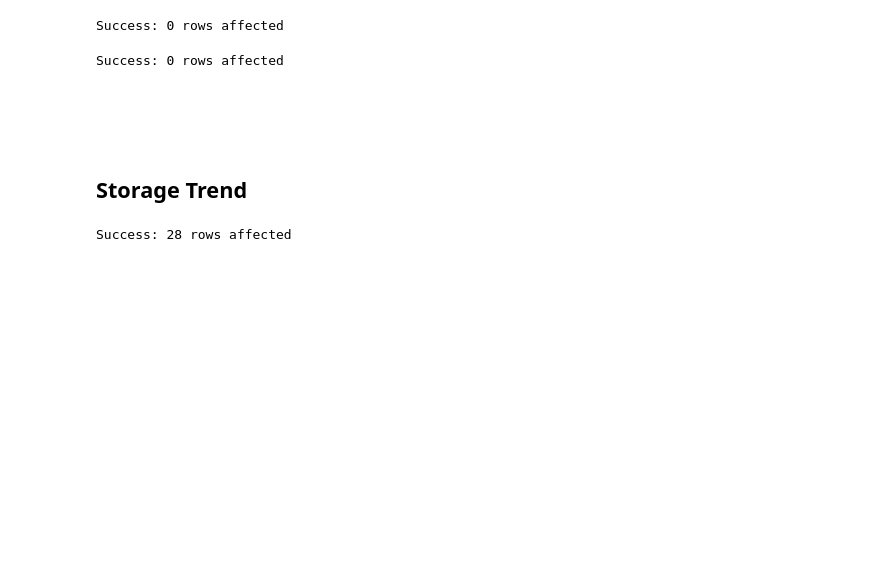
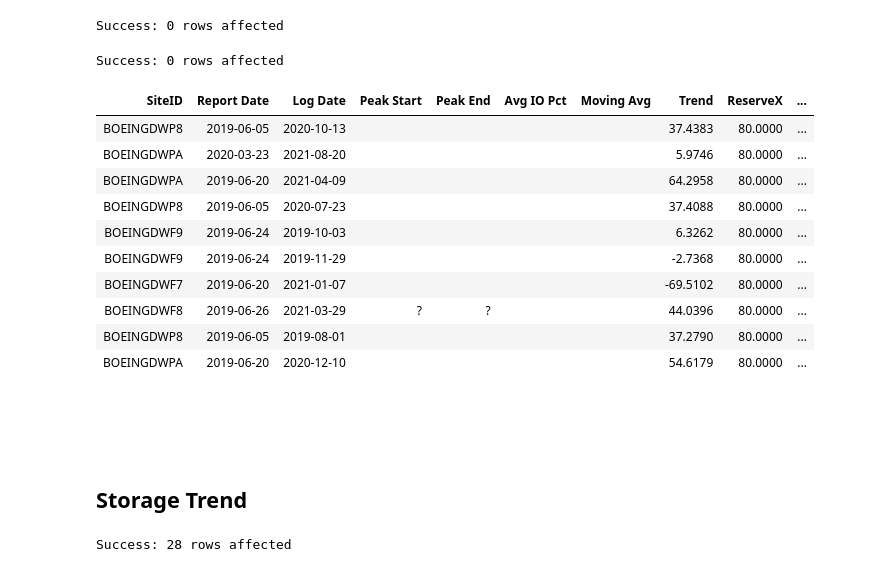
Before and after one commit to tdcoa/sql, a Jupyter notebook: datamodel/Level1.ipynb, the cells around one changed output. Cells and saved outputs as stored; diff of their text form; code cells hidden in the pictures; blank space fills up the shorter version.

```diff
--- a/datamodel/Level1.ipynb
+++ b/datamodel/Level1.ipynb
@@ -167,6 +167,22 @@ Success: 0 rows affected
 call adlste_coa.sp_dat_level1_IO_Forecast('v2')
 # %% [output]
 Success: 0 rows affected
+# %%
+Select top 10 *
+from adlste_coa.coa_dat_level1_IO_Forecast
+where siteid like 'BOEING%'
+# %% [output]
+| SiteID | Report Date | Log Date | Peak Start | Peak End | Avg IO Pct | Moving Avg | Trend | ReserveX | ... |
+| BOEINGDWP8 | 2019-06-05 | 2020-10-13 |  |  |  |  | 37.4383 | 80.0000 | ... |
+| BOEINGDWPA | 2020-03-23 | 2021-08-20 |  |  |  |  | 5.9746 | 80.0000 | ... |
+| BOEINGDWPA | 2019-06-20 | 2021-04-09 |  |  |  |  | 64.2958 | 80.0000 | ... |
+| BOEINGDWP8 | 2019-06-05 | 2020-07-23 |  |  |  |  | 37.4088 | 80.0000 | ... |
+| BOEINGDWF9 | 2019-06-24 | 2019-10-03 |  |  |  |  | 6.3262 | 80.0000 | ... |
+| BOEINGDWF9 | 2019-06-24 | 2019-11-29 |  |  |  |  | -2.7368 | 80.0000 | ... |
+| BOEINGDWF7 | 2019-06-20 | 2021-01-07 |  |  |  |  | -69.5102 | 80.0000 | ... |
+| BOEINGDWF8 | 2019-06-26 | 2021-03-29 | ? | ? |  |  | 44.0396 | 80.0000 | ... |
+| BOEINGDWP8 | 2019-06-05 | 2019-08-01 |  |  |  |  | 37.2790 | 80.0000 | ... |
+| BOEINGDWPA | 2019-06-20 | 2020-12-10 |  |  |  |  | 54.6179 | 80.0000 | ... |
 # %% [markdown]
 <br/><br/><br/>
 ## Storage Trend
```
Also changed, not shown: parts of 5 cells of this notebook.
